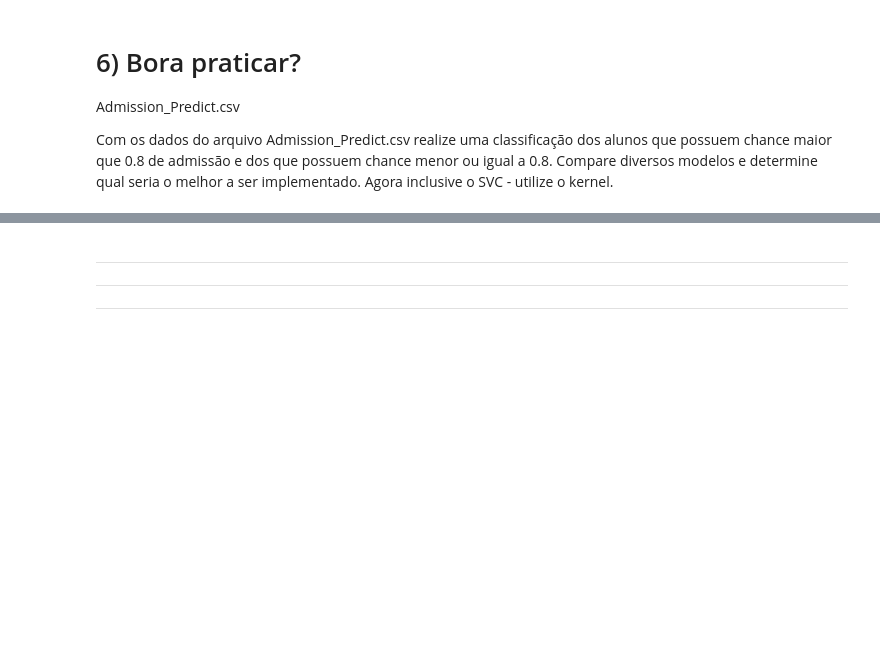
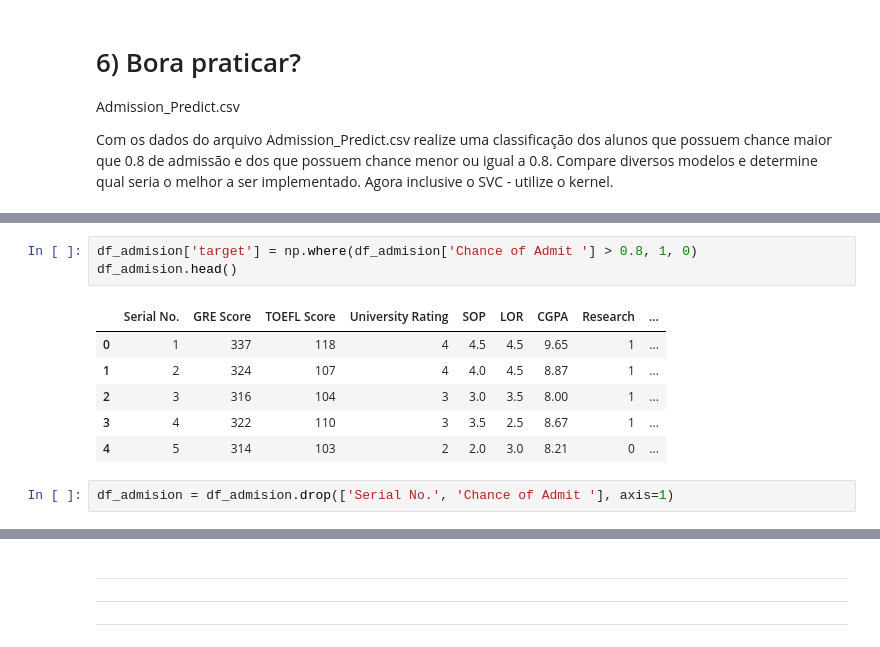
Before and after one commit to brunoissamo/Be-Tech-by-Braskem, a Jupyter notebook: Aula 02/2.1 SVM.ipynb, the cells around one changed output, grey strips where cells are left out. Drawn from its saved outputs; the diff is of its cells as text; blank space fills up the shorter version.

```diff
--- a/Aula 02/2.1 SVM.ipynb
+++ b/Aula 02/2.1 SVM.ipynb
@@ -802,0 +827,12 @@ Com os dados do arquivo Admission_Predict.csv realize uma classificação dos al
+# %%
+df_admision['target'] = np.where(df_admision['Chance of Admit '] > 0.8, 1, 0)
+df_admision.head()
+# %% [output]
+|  | Serial No. | GRE Score | TOEFL Score | University Rating | SOP | LOR | CGPA | Research | ... |
+| 0 | 1 | 337 | 118 | 4 | 4.5 | 4.5 | 9.65 | 1 | ... |
+| 1 | 2 | 324 | 107 | 4 | 4.0 | 4.5 | 8.87 | 1 | ... |
+| 2 | 3 | 316 | 104 | 3 | 3.0 | 3.5 | 8.00 | 1 | ... |
+| 3 | 4 | 322 | 110 | 3 | 3.5 | 2.5 | 8.67 | 1 | ... |
+| 4 | 5 | 314 | 103 | 2 | 2.0 | 3.0 | 8.21 | 0 | ... |
+# %%
+df_admision = df_admision.drop(['Serial No.', 'Chance of Admit '], axis=1)
```
Also changed, not shown: parts of 14 cells of this notebook.
